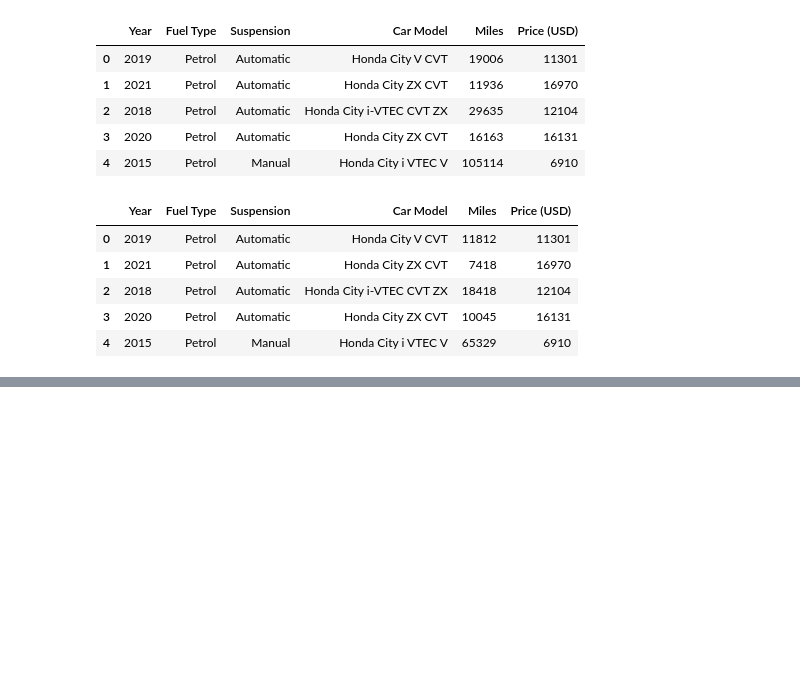
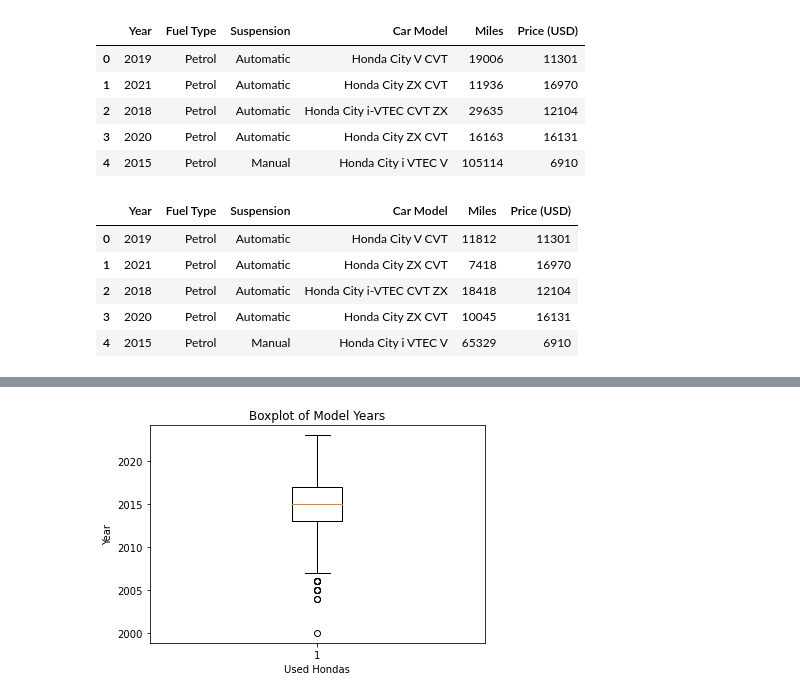
Before and after one commit to mhelson18/Capstone, a Jupyter notebook: priceAnalysis.ipynb, the cells around one changed output, grey strips where cells are left out. Cells and saved outputs as stored; diff of their text form; code cells hidden in the pictures; blank space fills up the shorter version.

Commit message:
Transforming data and creating visualizatons

```diff
--- a/priceAnalysis.ipynb
+++ b/priceAnalysis.ipynb
@@ -81,0 +86,3 @@ df.head()
+# %%
+# Strip extra spaces
+df['Fuel Type'] = df['Fuel Type'].str.strip()
@@ -82,4 +98,12 @@ df.head()
 # %%
-#convert fuel type column to boolean
-# 1 = true = petrol
-# 0 = false = diesel
+#convert fuel type column to true/false
+# true = petrol
+# false = diesel
+for idx in df.index:
+    if df.loc[idx, 'Fuel Type'] == 'Petrol':
+        df.loc[idx, 'Fuel Type'] = True
+    elif df.loc[idx, 'Fuel Type'] == 'Diesel':
+        df.loc[idx, 'Fuel Type'] = False
+
+#Convert Fuel Type T/F to boolean
+df['Fuel Type'] = df['Fuel Type'].astype(bool)
@@ -85,0 +128,4 @@ df.head()
+# %%
+# Strip extra spaces
+df['Suspension'] = df['Suspension'].str.strip()
+print(df['Suspension'].unique())
@@ -85,0 +134,11 @@ df.head()
+# %%
+#convert Suspension column to true/false
+# true = Automatic
+# false = Manual
+#for idx in df.index:
+if df.loc[idx, 'Suspension'] == 'Automatic':
+        df.loc[idx, 'Suspension'] = True
+elif df.loc[idx, 'Suspension'] == 'Manual':
+        df.loc[idx, 'Suspension'] = False
+#Convert Suspension T/F to boolean
+df['Suspension'] = df['Suspension'].astype(bool)
@@ -85,0 +183,12 @@ df.head()
+# %%
+# boxplot - Model Years
+plt.boxplot(df['Year'])
+
+# Set labels
+plt.xlabel('Used Hondas')
+plt.ylabel('Year')
+plt.title('Boxplot of Model Years')
+
+plt.show()
+# %% [output]
+[figure, added]
```
Also changed, not shown: parts of 16 cells of this notebook.
